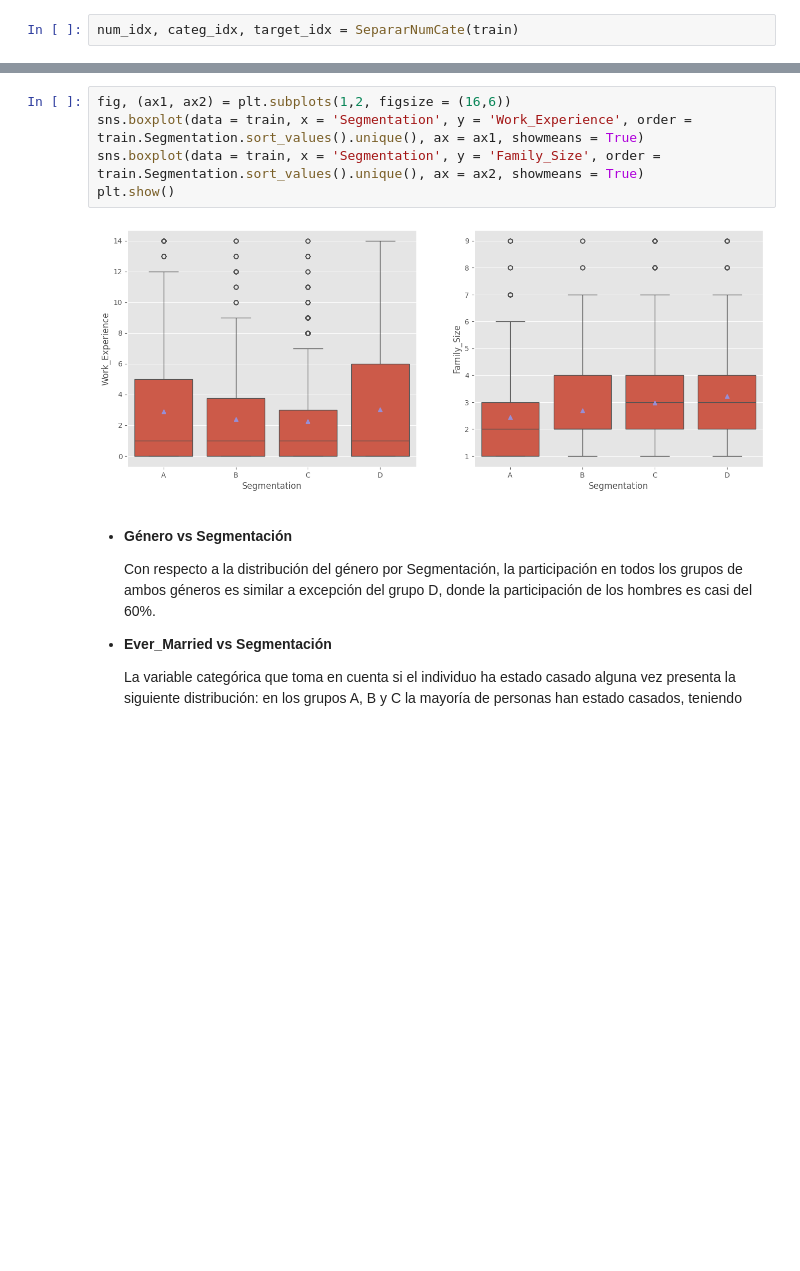
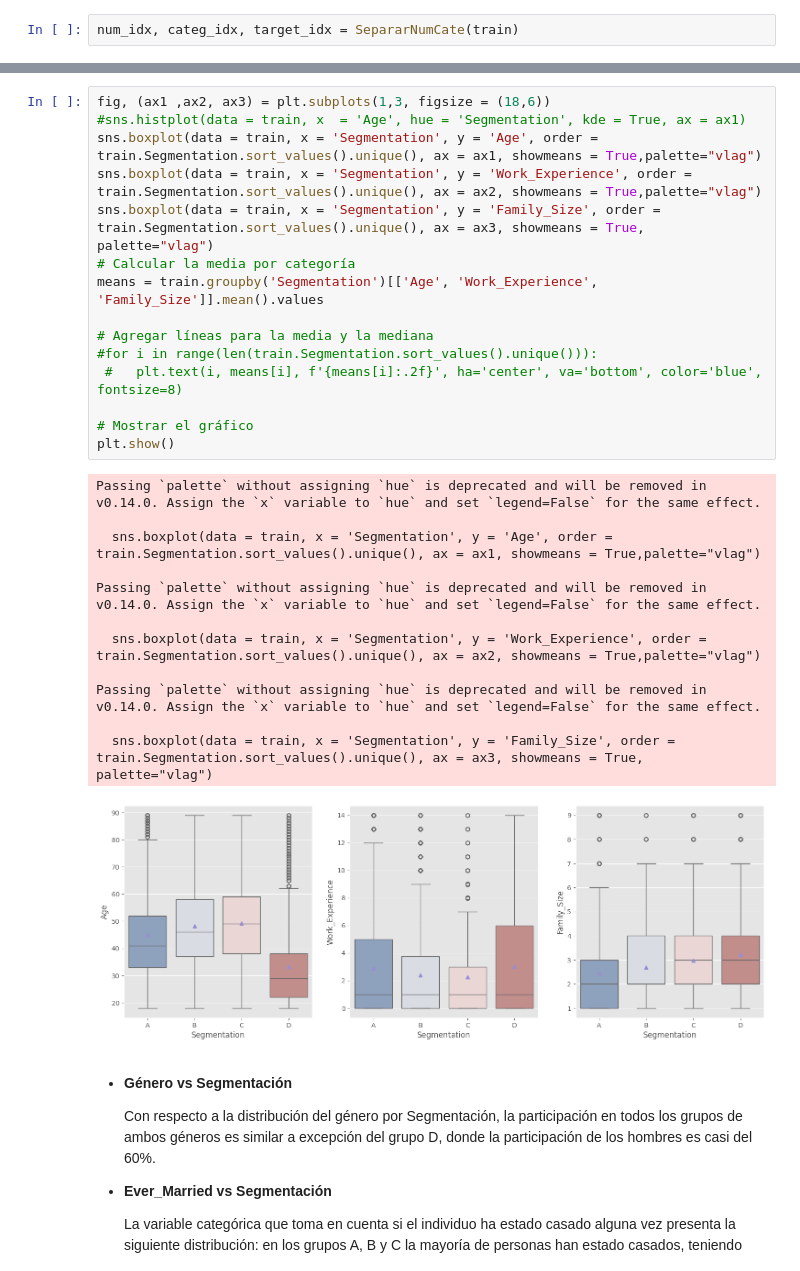
Before and after one commit to maryyuliana/fundamentos_I, a Jupyter notebook: Proyecto.ipynb, the cells around one changed output, grey strips where cells are left out. Drawn from its saved outputs; the diff is of its cells as text; blank space fills up the shorter version.

Commit message:
Cambiar orden de proyecto y gráficos

```diff
--- a/Proyecto.ipynb
+++ b/Proyecto.ipynb
@@ -144,12 +143,33 @@ plt.show()
 
   El tamaño del núcleo familiar tiene una distribución similar para los segmentos B, C y D, donde el 75% de los individuos cada uno de estos grupos tiene un núcleo familiar conformado por 4 o menos personas, por otra parte el núcleo familiar del Segmento A es más reducido donde el 75% de los individuos tienen un núcleo familiar de 3 o menos personas.
 # %%
-fig, (ax1, ax2) = plt.subplots(1,2, figsize = (16,6))
-sns.boxplot(data = train, x = 'Segmentation', y = 'Work_Experience', order = train.Segmentation.sort_values().unique(), ax = ax1, showmeans = True)
-sns.boxplot(data = train, x = 'Segmentation', y = 'Family_Size', order = train.Segmentation.sort_values().unique(), ax = ax2, showmeans = True)
+fig, (ax1 ,ax2, ax3) = plt.subplots(1,3, figsize = (18,6))
+#sns.histplot(data = train, x  = 'Age', hue = 'Segmentation', kde = True, ax = ax1)
+sns.boxplot(data = train, x = 'Segmentation', y = 'Age', order = train.Segmentation.sort_values().unique(), ax = ax1, showmeans = True,palette="vlag")
+sns.boxplot(data = train, x = 'Segmentation', y = 'Work_Experience', order = train.Segmentation.sort_values().unique(), ax = ax2, showmeans = True,palette="vlag")
+sns.boxplot(data = train, x = 'Segmentation', y = 'Family_Size', order = train.Segmentation.sort_values().unique(), ax = ax3, showmeans = True, palette="vlag")
+# Calcular la media por categoría
+means = train.groupby('Segmentation')[['Age', 'Work_Experience', 'Family_Size']].mean().values
+
+# Agregar líneas para la media y la mediana
+#for i in range(len(train.Segmentation.sort_values().unique())):
+ #   plt.text(i, means[i], f'{means[i]:.2f}', ha='center', va='bottom', color='blue', fontsize=8)
+
+# Mostrar el gráfico
 plt.show()
 # %% [output]
+Passing `palette` without assigning `hue` is deprecated and will be removed in v0.14.0. Assign the `x` variable to `hue` and set `legend=False` for the same effect.
+
+  sns.boxplot(data = train, x = 'Segmentation', y = 'Age', order = train.Segmentation.sort_values().unique(), ax = ax1, showmeans = True,palette="vlag")
+
+Passing `palette` without assigning `hue` is deprecated and will be removed in v0.14.0. Assign the `x` variable to `hue` and set `legend=False` for the same effect.
+
+  sns.boxplot(data = train, x = 'Segmentation', y = 'Work_Experience', order = train.Segmentation.sort_values().unique(), ax = ax2, showmeans = True,palette="vlag")
+
+Passing `palette` without assigning `hue` is deprecated and will be removed in v0.14.0. Assign the `x` variable to `hue` and set `legend=False` for the same effect.
+
+  sns.boxplot(data = train, x = 'Segmentation', y = 'Family_Size', order = train.Segmentation.sort_values().unique(), ax = ax3, showmeans = True, palette="vlag")
-[figure, old version]
+[figure, new version]
 # %% [markdown]
 * **Género vs Segmentación**
 
```
Also changed, not shown: parts of 12 cells of this notebook.
